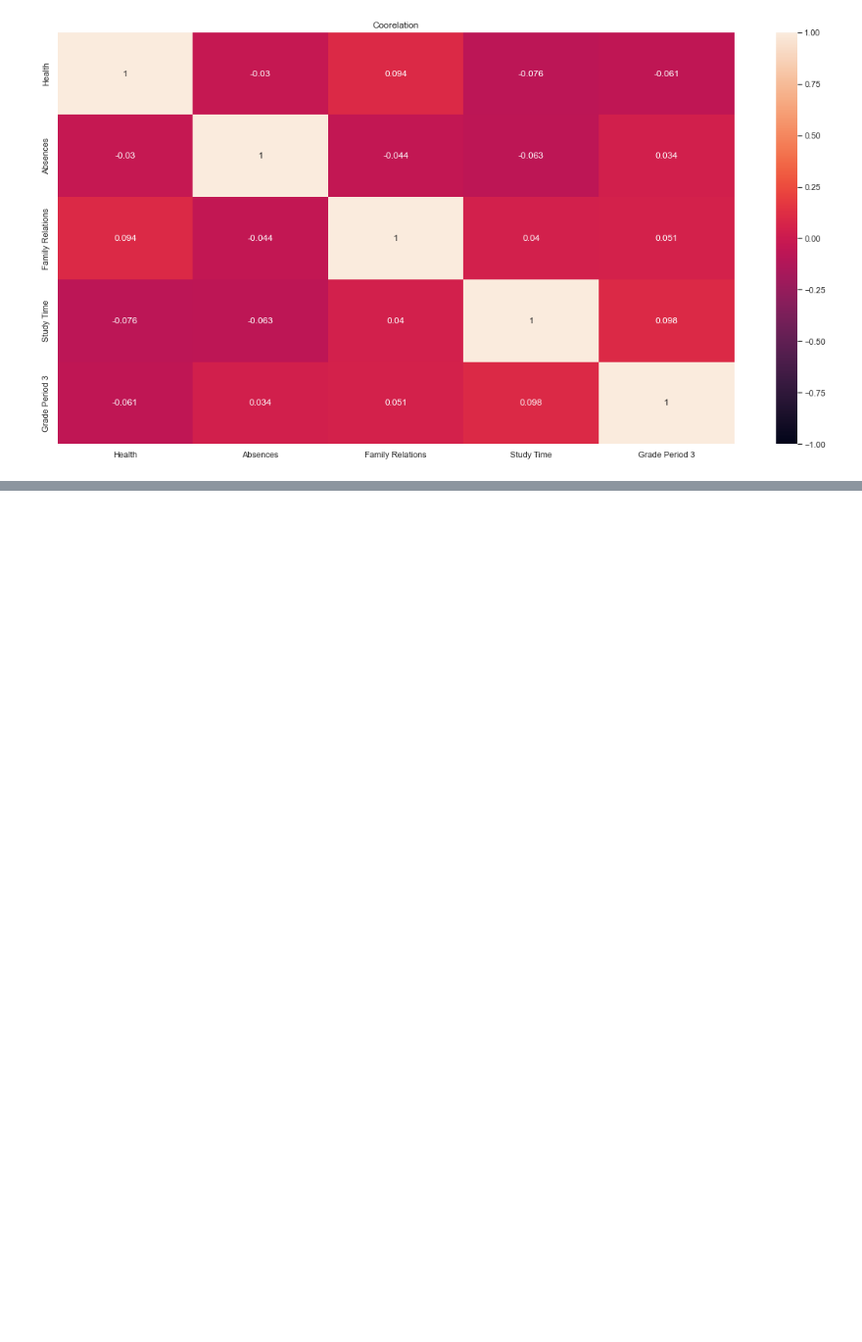
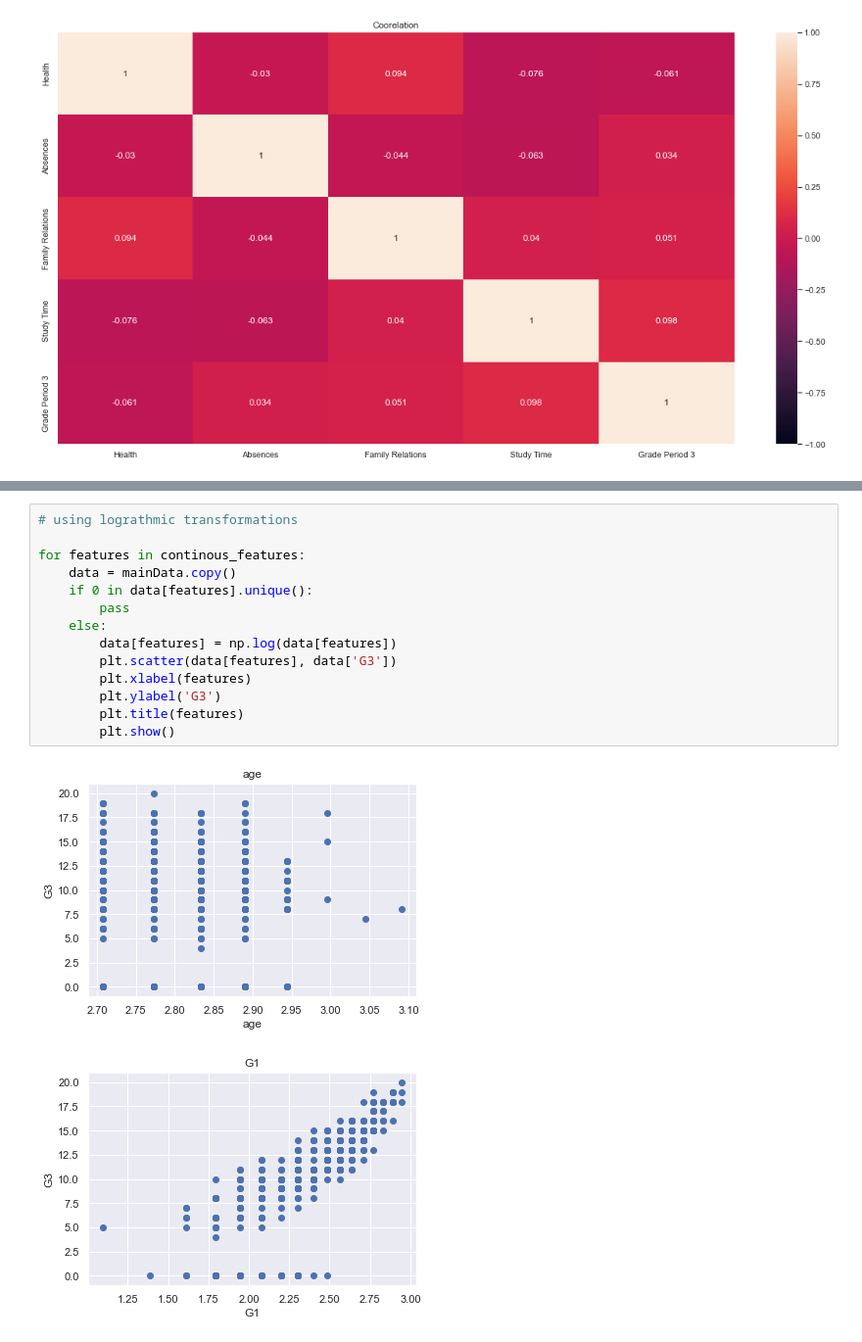
Before and after one commit to Heng-Zi-Hui/DSAI-Mini-Project, a Jupyter notebook: DSAI_Project/MainProject.ipynb, the cells around one changed output, grey strips where cells are left out. Shown at 98% size. Saved outputs shown, nothing was run; the diff lists cells and outputs as text; blank space fills up the shorter version.

```diff
--- a/DSAI_Project/MainProject.ipynb
+++ b/DSAI_Project/MainProject.ipynb
@@ -102,0 +216,17 @@ plt.show()
+# %%
+# using lograthmic transformations
+
+for features in continous_features:
+    data = mainData.copy()
+    if 0 in data[features].unique():
+        pass
+    else:
+        data[features] = np.log(data[features])
+        plt.scatter(data[features], data['G3'])
+        plt.xlabel(features)
+        plt.ylabel('G3')
+        plt.title(features)
+        plt.show()
+# %% [output]
+[figure, added]
+[figure, added]
```
Also changed, not shown: parts of 47 cells of this notebook.
